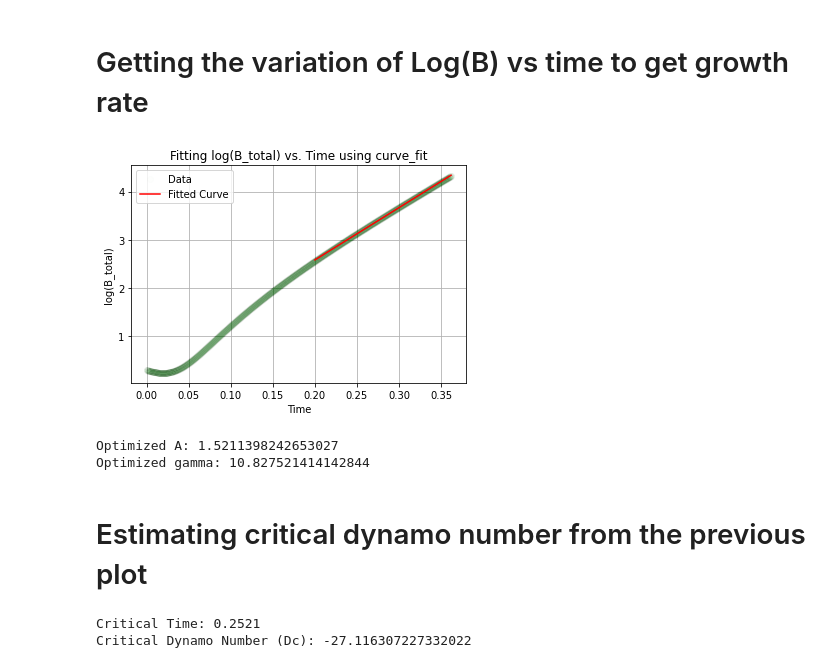
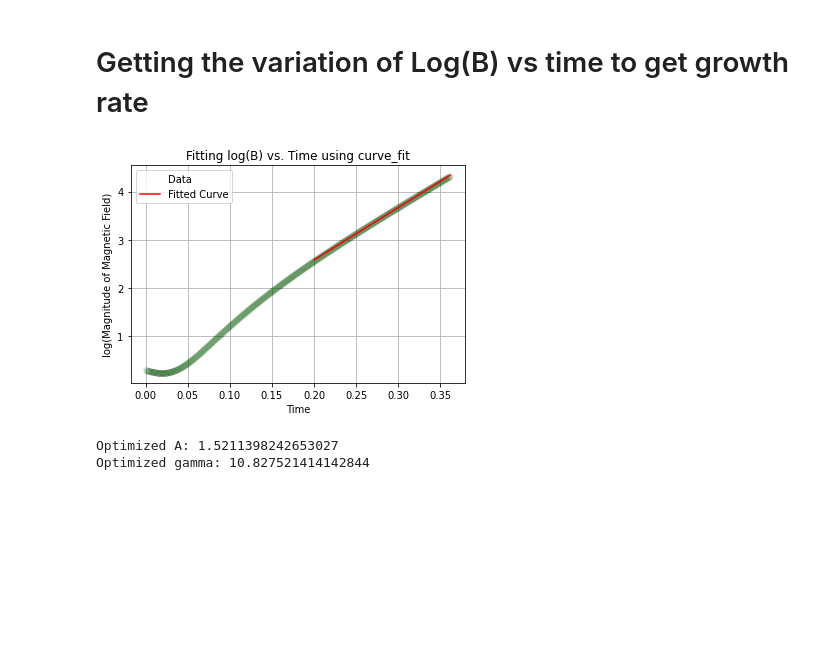
Before and after one commit to Ritabik/Galactic_Dynamo, a Jupyter notebook: Final_Project.ipynb, the cells around one changed output. Saved outputs shown, nothing was run; the diff lists cells and outputs as text; code cells hidden in the pictures; blank space fills up the shorter version.

```diff
--- a/Final_Project.ipynb
+++ b/Final_Project.ipynb
@@ -74,13 +74,14 @@ for t in tqdm(range(Nt + 1)):
     Br[0],Br[-1] = 0.0,0.0
     Bphi[0],Bphi[-1] = 0.0,0.0
 
-    Br
+
     # Store the current magnetic field for visualization
     evolution_Br[t, :] = np.copy(Br)
     evolution_Bphi[t, :] = np.copy(Bphi)
 
     # Perform a Runge-Kutta step to update the magnetic field
     Br, Bphi = runge_kutta_step(R, Br, Bphi, dt)
+
  # Update Br and Bphi
 
 # Plot the magnetic field components Br and Bphi with time at different radial positions
@@ -395,60 +455,35 @@ log_magnitude_valid = log_magnitude[valid_indices]
 # Define the range of data points for fitting (adjust these values based on your observed plot)
 fit_start = 2000
 fit_end = 6000
 
 # Extract the subset of data points for fitting
 time_fit = time_valid[fit_start:fit_end]
 log_magnitude_fit = log_magnitude_valid[fit_start:fit_end]
 
 # Fit the data using curve_fit
 popt, pcov = curve_fit(model_function, time_fit, log_magnitude_fit)
 
 # Extract the optimized parameters
 log_A_opt, gamma_opt = popt
 
 # Calculate A from log_A
 A_opt = np.exp(log_A_opt)
 
 # Plot the data and the fitted curve
 plt.plot(time_valid, log_magnitude_valid, 'go', label='Data',alpha=0.009)
 plt.plot(time_fit, model_function(time_fit, *popt), 'r-', label='Fitted Curve',alpha=1)
 
 plt.xlabel('Time')
-plt.ylabel('log(B_total)')
-plt.title('Fitting log(B_total) vs. Time using curve_fit')
+plt.ylabel('log(Magnitude of Magnetic Field)')
+plt.title('Fitting log(B) vs. Time using curve_fit')
 plt.legend()
 plt.grid(True)
 plt.show()
 
 # Print the optimized parameters
 print("Optimized A:", A_opt)
 print("Optimized gamma:", gamma_opt)
 # %% [output]
-[figure, old version]
+[figure, new version]
 Optimized A: 1.5211398242653027
 Optimized gamma: 10.827521414142844
-# %% [markdown]
-# Estimating critical dynamo number from the previous plot
-# %%
-critical_time_index = np.argmax(np.abs(np.gradient(model_function(time_fit, *popt))))
-critical_time = time_fit[critical_time_index]
-
-# Find the magnitude of the magnetic field at the critical time
-critical_magnitude = np.exp(model_function(critical_time, *popt))
-
-# Calculate Dc using the magnitude at the critical time
-# Define the parameters needed for Dc calculation
-omega_0 = 250
-r_omega = 2
-omega_critical = omega_0 / np.sqrt(1 + (R[0] / r_omega)**2)
-alpha_0 = (omega_critical * (0.1)**2) / h
-B_eq = 10**10
-alpha_critical = alpha_0 * (1 + (critical_magnitude / B_eq)**2)
-Dc = -alpha_critical * (R[0] / 1)**2 * (1 + (R[0] / 1)**2)**(-1) * (omega_0 / np.sqrt(1 + (R[0] / 1)**2)) * h**3 / (eta_t**2)
-
-# Print the critical time and critical dynamo number (Dc)
-print("Critical Time:", critical_time)
-print("Critical Dynamo Number (Dc):", Dc)
-# %% [output]
-Critical Time: 0.2521
-Critical Dynamo Number (Dc): -27.116307227332022
```
Also changed, not shown: parts of 4 cells of this notebook.
